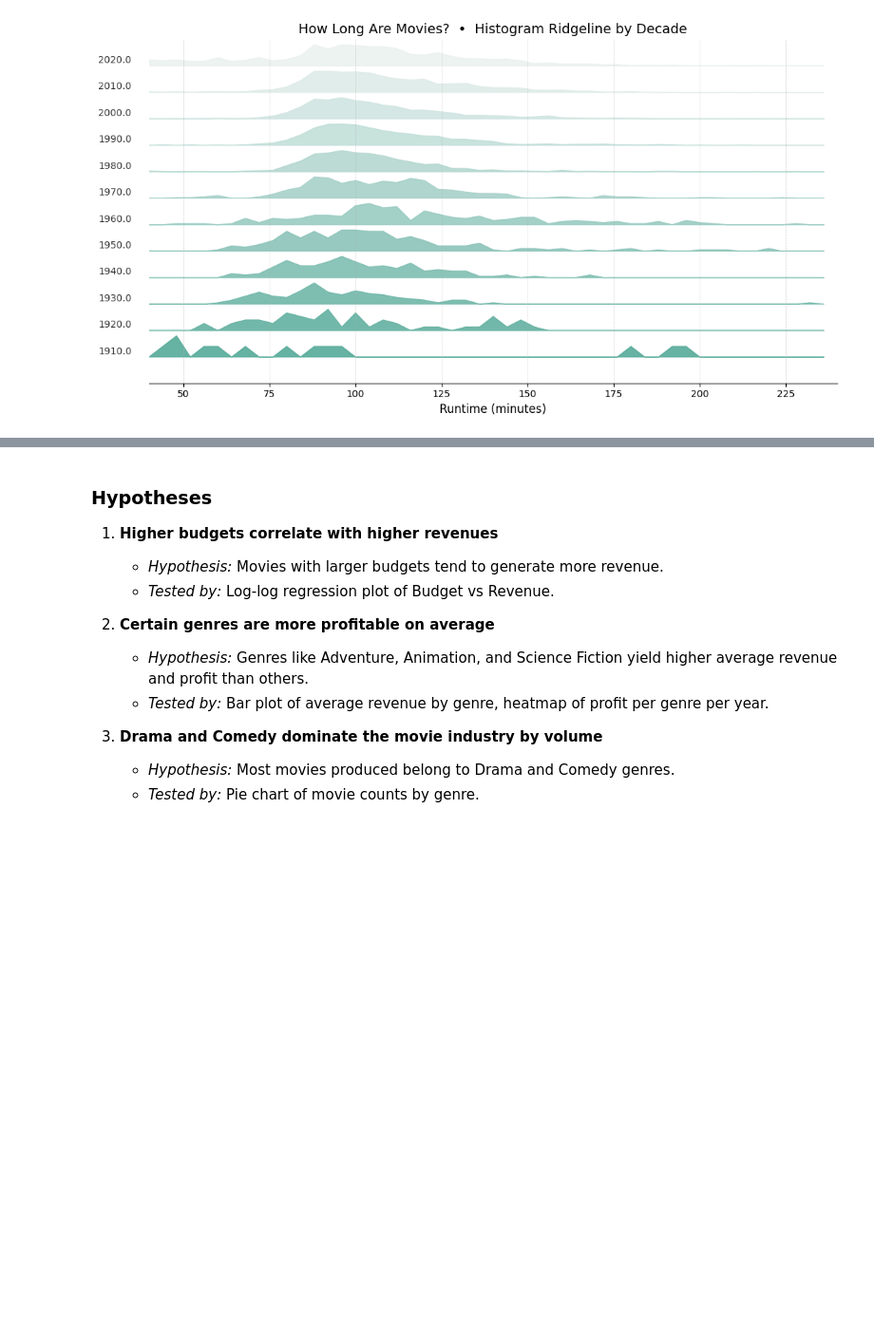
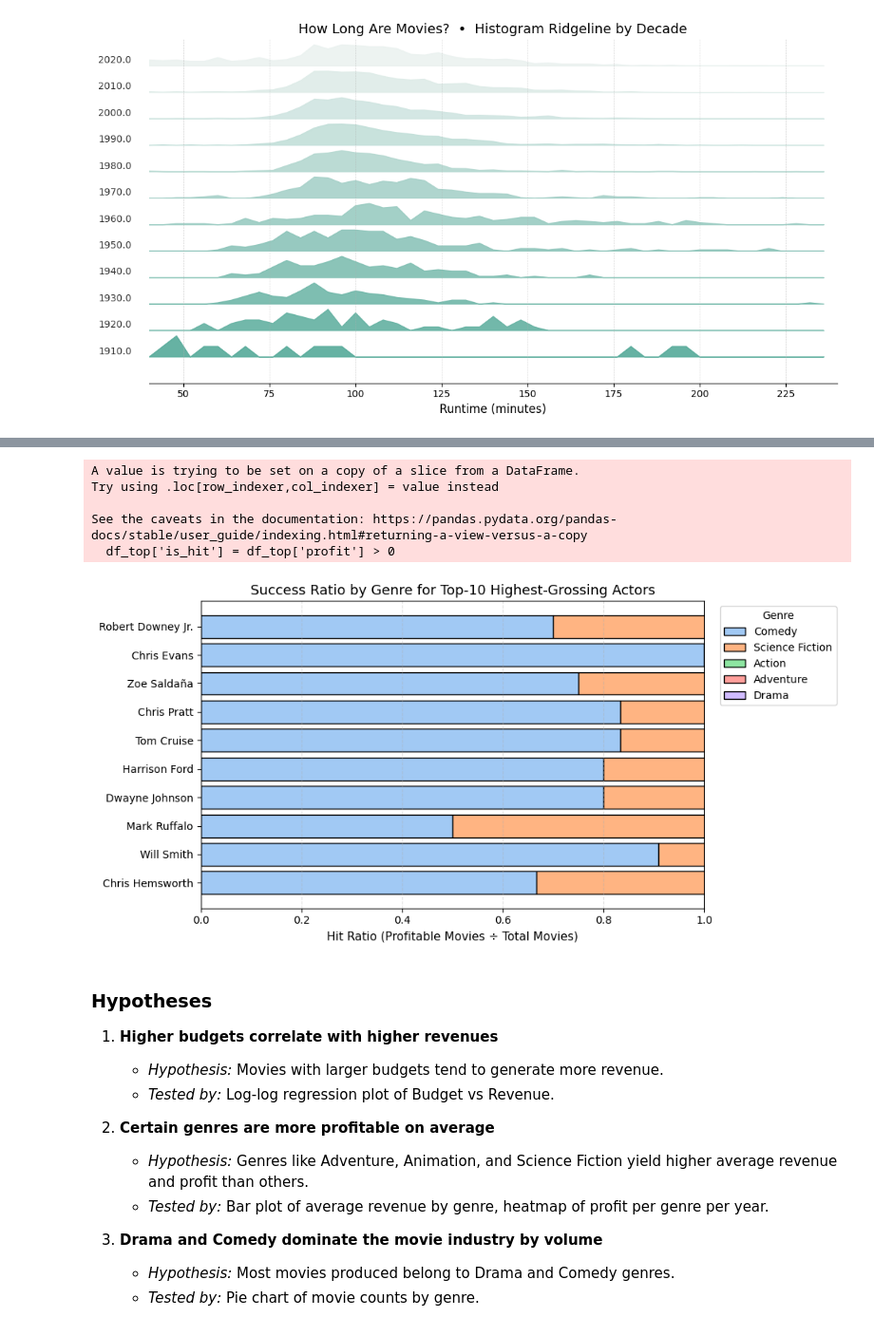
Before and after one commit to nithish-kumar-t/movie-box-office-prediction, a Jupyter notebook: timbd-data-cleaning.ipynb, the cells around one changed output, grey strips where cells are left out. Shown at 95% size. Saved outputs shown, nothing was run; the diff lists cells and outputs as text; code cells hidden in the pictures; blank space fills up the shorter version.

Commit message:
added new visualization

```diff
--- a/timbd-data-cleaning.ipynb
+++ b/timbd-data-cleaning.ipynb
@@ -967,3 +993,75 @@ plt.show()
+# %%
+import pandas as pd
+import seaborn as sns
+import matplotlib.pyplot as plt
+
+df_exp = (df
+          .explode('top_cast_list')
+          .explode('genres_list')
+          .copy())
+
+df_exp['top_cast_list'] = df_exp['top_cast_list'].str.strip().str.lower()
+df_exp['genres_list']   = df_exp['genres_list'].str.strip().str.lower()
+
+
+target_genres = ['comedy', 'science fiction', 'action', 'adventure', 'drama']
+df_exp = df_exp[df_exp['genres_list'].isin(target_genres)]
+
+
+actor_revenue = (df_exp.groupby('top_cast_list')['revenue']
+                       .sum()
+                       .sort_values(ascending=False)
+                       .head(10))
+top_actors = actor_revenue.index.tolist()
+df_top = df_exp[df_exp['top_cast_list'].isin(top_actors)]
+
+
+df_top['is_hit'] = df_top['profit'] > 0
+stats = (df_top.groupby(['top_cast_list', 'genres_list'])
+                .agg(total_movies=('movie_id', 'count'),
+                     hits=('is_hit', 'sum'))
+                .reset_index())
+stats['hit_ratio'] = stats['hits'] / stats['total_movies']
+
+pivot_df = (stats.pivot(index='top_cast_list',
+                        columns='genres_list',
+                        values='hit_ratio')
+            .reindex(index=top_actors,
+                     columns=target_genres)
+            .fillna(0))
+
+palette = sns.color_palette("pastel", n_colors=len(target_genres))
+
+fig, ax = plt.subplots(figsize=(10, 5))
+
+left = pd.Series(0, index=pivot_df.index)
+for color, genre in zip(palette, pivot_df.columns):
+    ax.barh(
+        pivot_df.index.str.title(),
+        pivot_df[genre],
+        left=left,
+        height=0.8,
+        label=genre.title(),
+        color=color,
+        edgecolor='black'
+    )
+    left += pivot_df[genre]
+
+ax.set_xlim(0, 1)
+ax.set_xlabel('Hit Ratio (Profitable Movies ÷ Total Movies)', fontsize=11)
+ax.set_title('Success Ratio by Genre for Top‑10 Highest‑Grossing Actors', fontsize=13)
+ax.grid(axis='x', linestyle='--', alpha=0.4)
+ax.invert_yaxis()
+ax.legend(title='Genre', bbox_to_anchor=(1.02, 1), loc='upper left')
+plt.tight_layout()
+plt.show()
+# %% [output]
+A value is trying to be set on a copy of a slice from a DataFrame.
+Try using .loc[row_indexer,col_indexer] = value instead
+
+See the caveats in the documentation: https://pandas.pydata.org/pandas-docs/stable/user_guide/indexing.html#returning-a-view-versus-a-copy
+  df_top['is_hit'] = df_top['profit'] > 0
+[figure, added]
 # %% [markdown]
 ### Hypotheses
 
```
Also changed, not shown: parts of 4 cells of this notebook.
